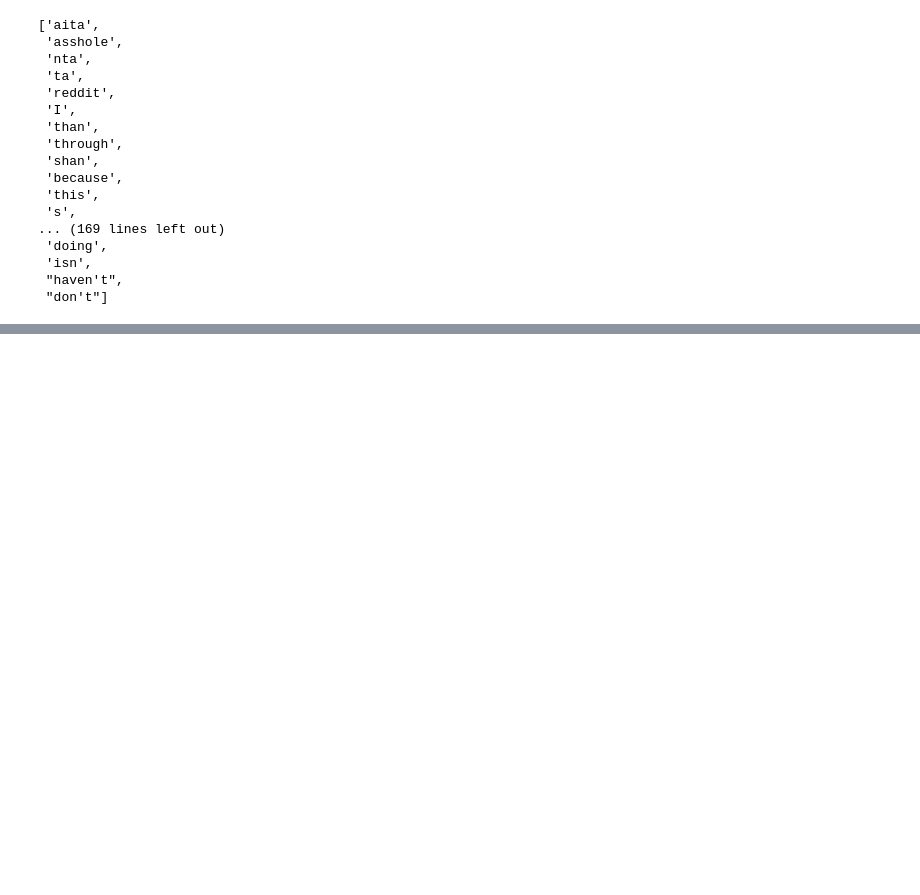
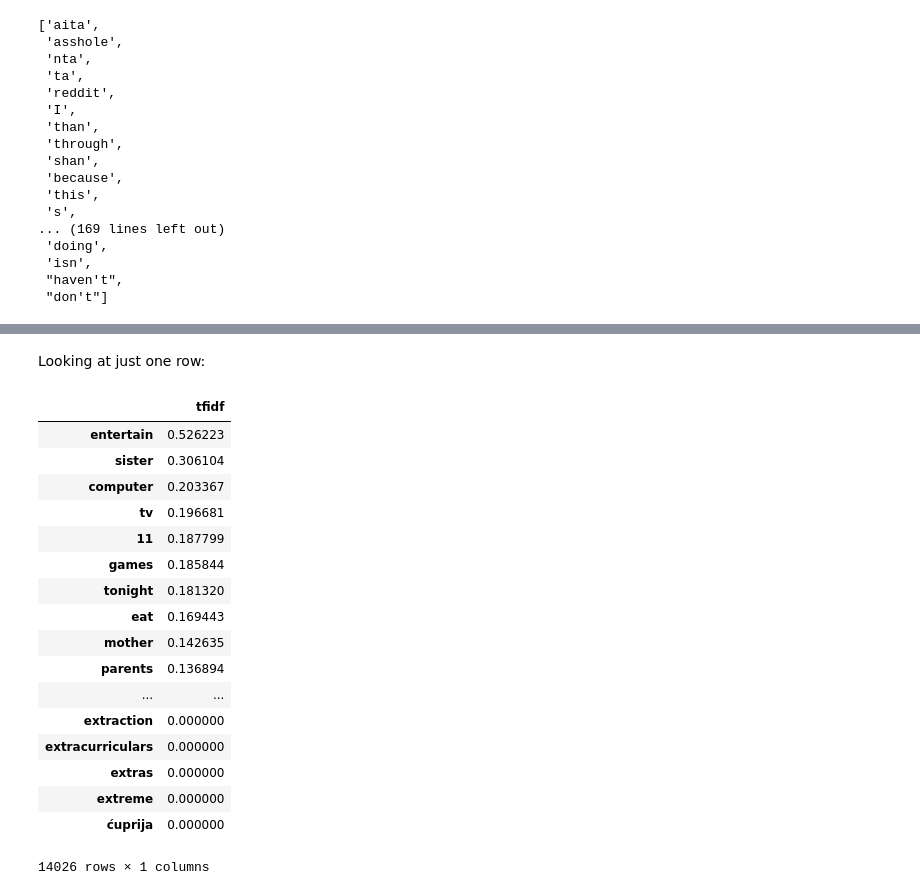
Before and after one commit to h-parker/AITA_classifier, a Jupyter notebook: nlp&eda.ipynb, the cells around one changed output, grey strips where cells are left out. Drawn from its saved outputs; the diff is of its cells as text; code cells hidden in the pictures; blank space fills up the shorter version.

```diff
--- a/nlp&eda.ipynb
+++ b/nlp&eda.ipynb
@@ -637,0 +726,27 @@ data.apply(lambda x: textblob.TextBlob(x.description).correct(), axis=1)
+# %% [markdown]
+Looking at just one row:
+# %%
+feature_names = cv.get_feature_names()
+
+#print the scores for the first vector
+df = pd.DataFrame(tf_idf_vector[0].T.todense(), index=feature_names, columns=["tfidf"])
+df.sort_values(by=["tfidf"],ascending=False)
+# %% [output]
+|  | tfidf |
+| entertain | 0.526223 |
+| sister | 0.306104 |
+| computer | 0.203367 |
+| tv | 0.196681 |
+| 11 | 0.187799 |
+| games | 0.185844 |
+| tonight | 0.181320 |
+| eat | 0.169443 |
+| mother | 0.142635 |
+| parents | 0.136894 |
+| ... | ... |
+| extraction | 0.000000 |
+| extracurriculars | 0.000000 |
+| extras | 0.000000 |
+| extreme | 0.000000 |
+| ćuprija | 0.000000 |
+14026 rows × 1 columns
```
Also changed, not shown: parts of 28 cells of this notebook.
